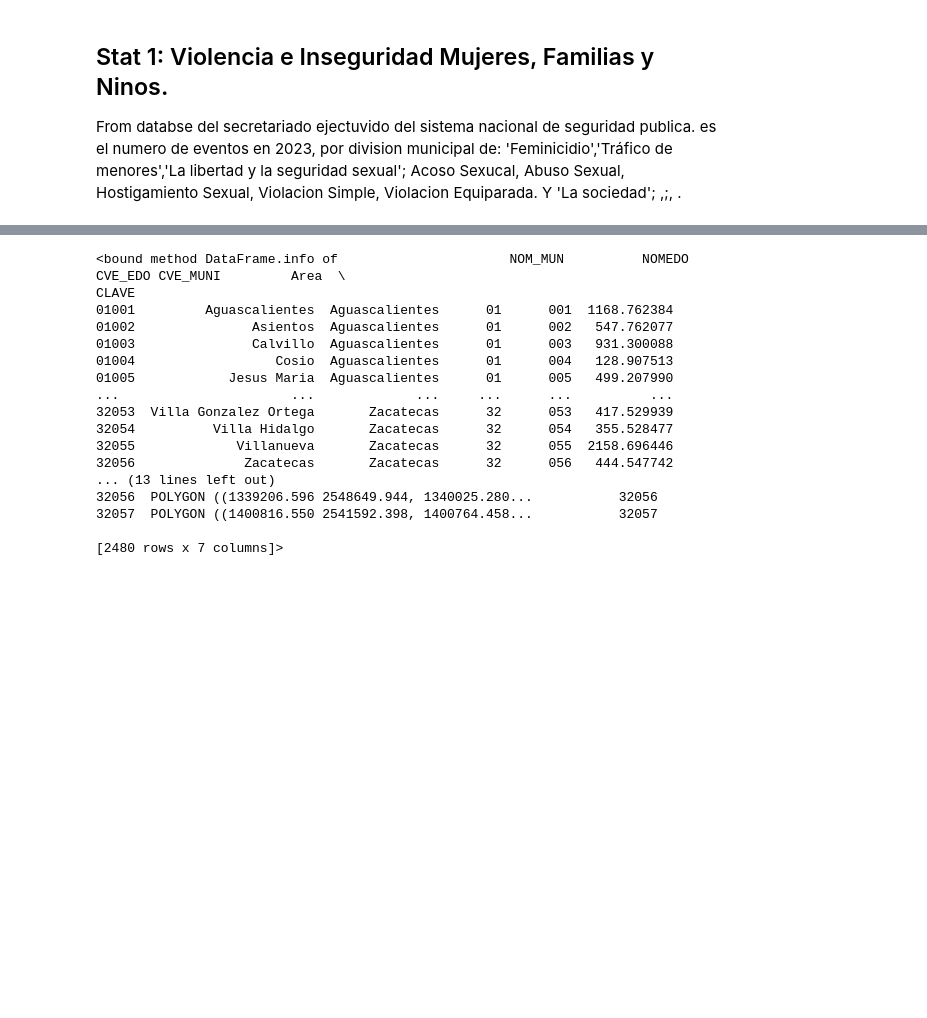
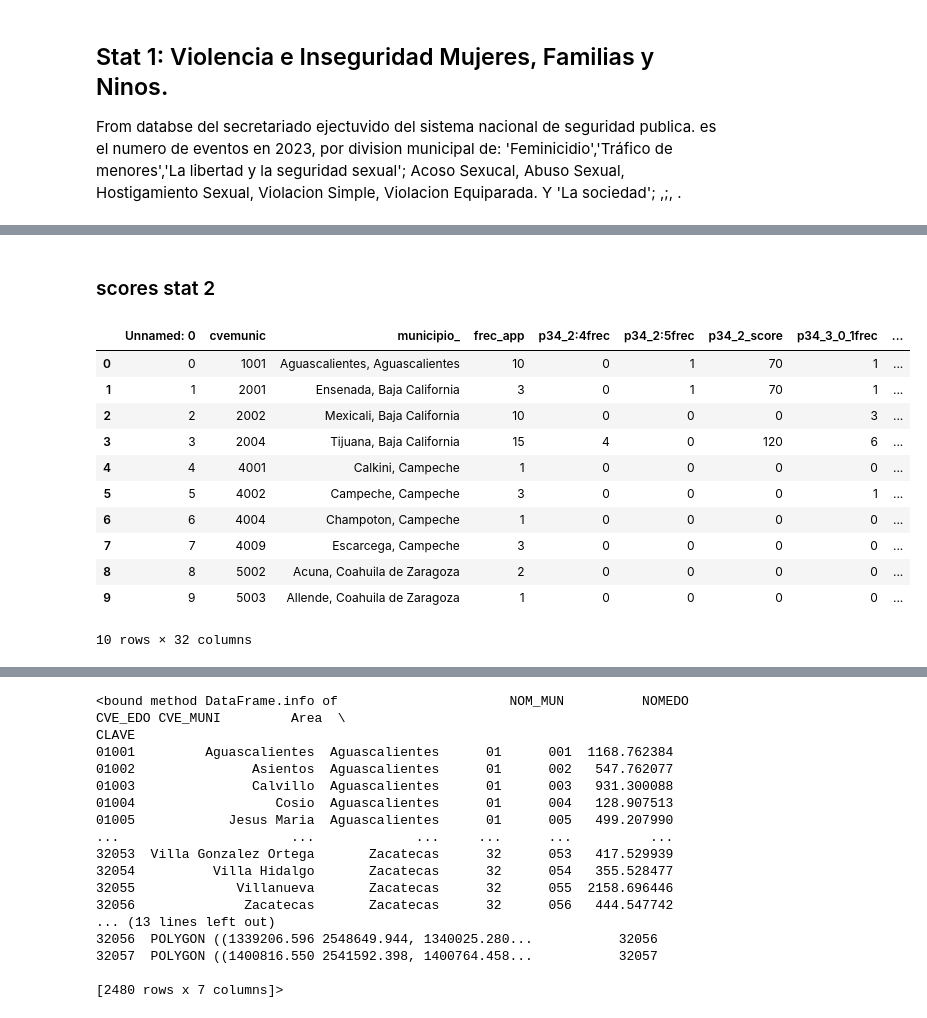
Before and after one commit to puriarter21/Mapa_Migracion_Irregular_Mexico, a Jupyter notebook: 1. Mapas/1. Mapas/Metodo_1/areas/areas and risk zone.ipynb, the cells around one changed output, grey strips where cells are left out. Saved outputs shown, nothing was run; the diff lists cells and outputs as text; code cells hidden in the pictures; blank space fills up the shorter version.

Commit message:
violencia migr inst ya quedo

```diff
--- a/1. Mapas/1. Mapas/Metodo_1/areas/areas and risk zone.ipynb
+++ b/1. Mapas/1. Mapas/Metodo_1/areas/areas and risk zone.ipynb
@@ -93,0 +249,2 @@ risk2023['Violencia_normalizada'] = (risk2023['Violencia'] - min_val) / (max_val
+# %% [markdown]
+### scores stat 2
@@ -93,0 +277,2 @@ risk2023['Violencia_normalizada'] = (risk2023['Violencia'] - min_val) / (max_val
+# %%
+valores_emif = pd.read_csv("C:\\Users\puria\\Mapa_Migracion_Irregular_Mexico\\1. Mapas\\3.datos\\2. datos_estadisticos\\3. risks\\EMIF-Devueltos\\vio_inst_emifsurdev_scores.csv")
@@ -93,0 +282,15 @@ risk2023['Violencia_normalizada'] = (risk2023['Violencia'] - min_val) / (max_val
+# %%
+valores_emif.head(10)
+# %% [output]
+|  | Unnamed: 0 | cvemunic | municipio_ | frec_app | p34_2:4frec | p34_2:5frec | p34_2_score | p34_3_0_1frec | ... |
+| 0 | 0 | 1001 | Aguascalientes, Aguascalientes | 10 | 0 | 1 | 70 | 1 | ... |
+| 1 | 1 | 2001 | Ensenada, Baja California | 3 | 0 | 1 | 70 | 1 | ... |
+| 2 | 2 | 2002 | Mexicali, Baja California | 10 | 0 | 0 | 0 | 3 | ... |
+| 3 | 3 | 2004 | Tijuana, Baja California | 15 | 4 | 0 | 120 | 6 | ... |
+| 4 | 4 | 4001 | Calkini, Campeche | 1 | 0 | 0 | 0 | 0 | ... |
+| 5 | 5 | 4002 | Campeche, Campeche | 3 | 0 | 0 | 0 | 1 | ... |
+| 6 | 6 | 4004 | Champoton, Campeche | 1 | 0 | 0 | 0 | 0 | ... |
+| 7 | 7 | 4009 | Escarcega, Campeche | 3 | 0 | 0 | 0 | 0 | ... |
+| 8 | 8 | 5002 | Acuna, Coahuila de Zaragoza | 2 | 0 | 0 | 0 | 0 | ... |
+| 9 | 9 | 5003 | Allende, Coahuila de Zaragoza | 1 | 0 | 0 | 0 | 0 | ... |
+10 rows × 32 columns
```
Also changed, not shown: parts of 35 cells of this notebook, 12 other files.
